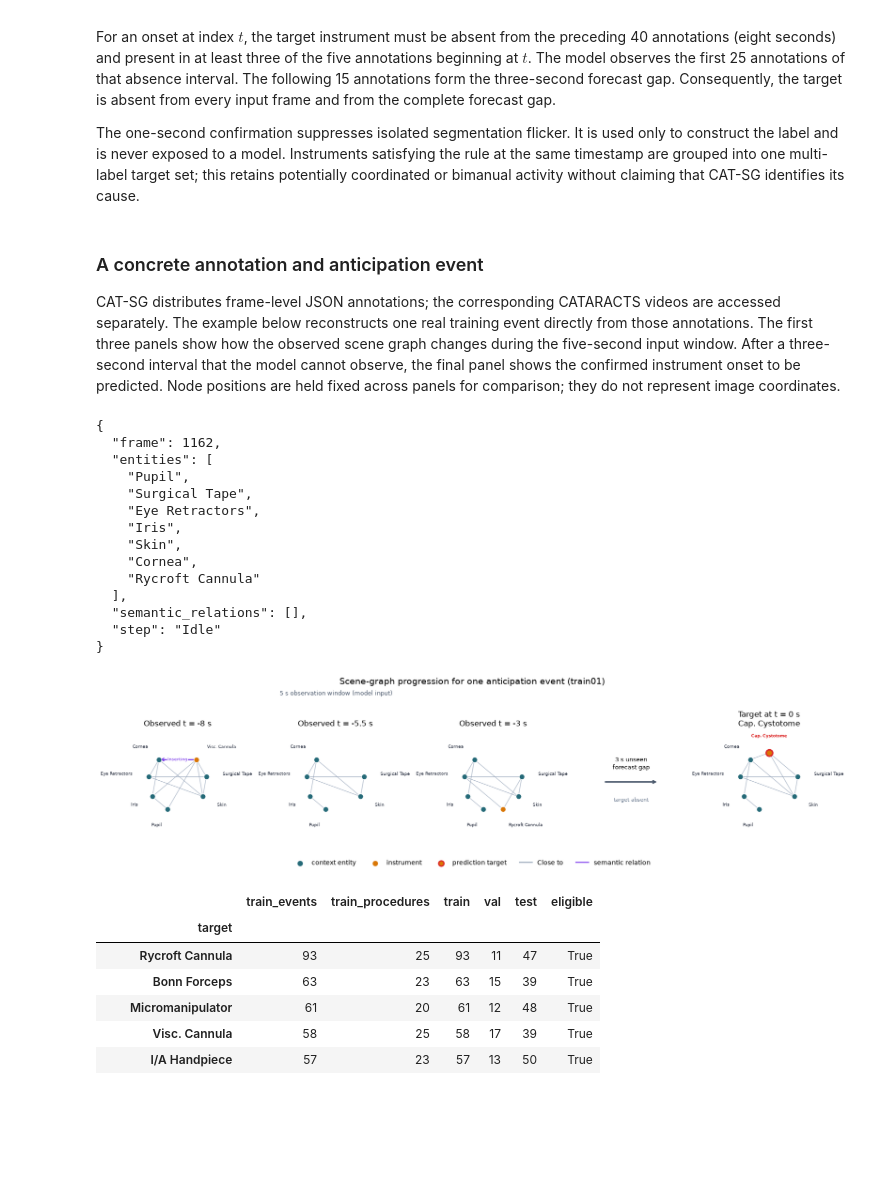
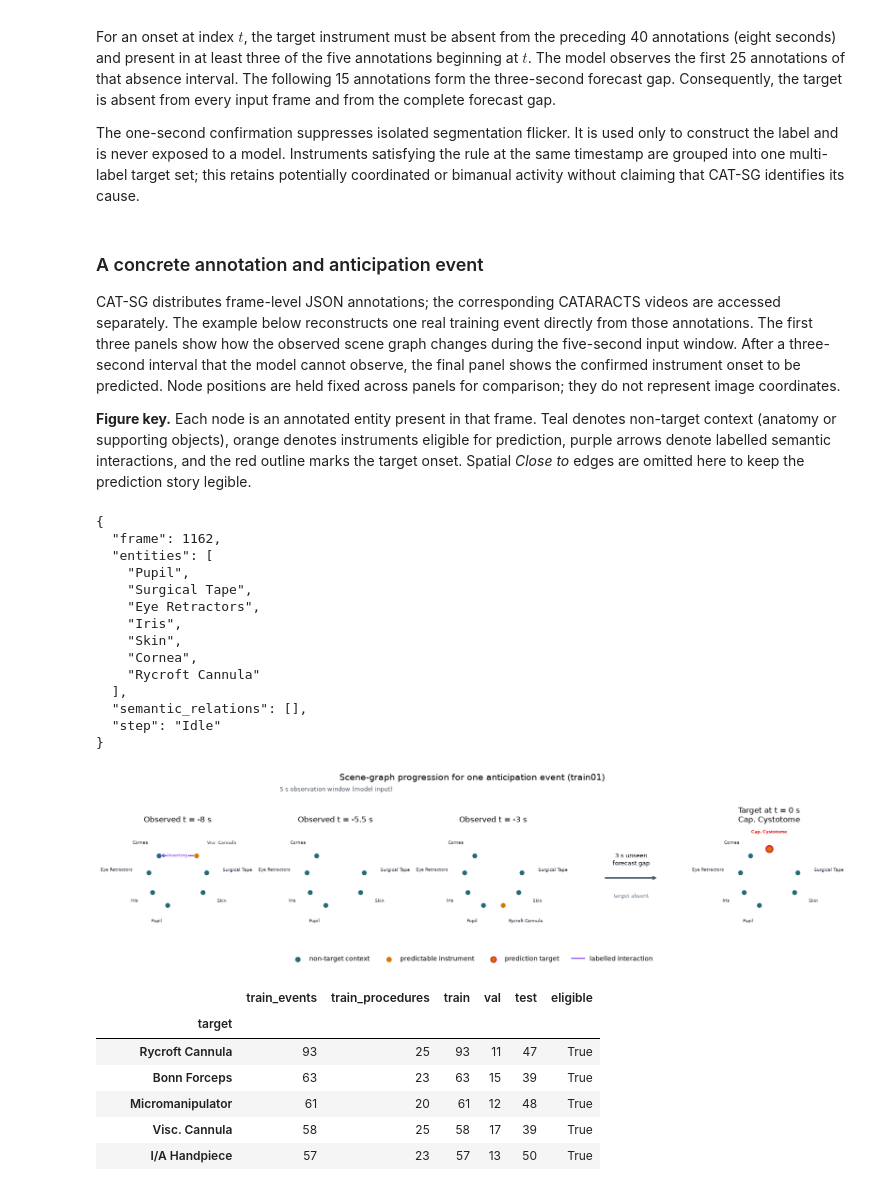
Before and after one commit to MaxiStahl1992/scene-graph-next-action-anticipation, a Jupyter notebook: notebooks/01_task_definition_and_dataset_audit.ipynb, the cells around one changed output. Saved outputs shown, nothing was run; the diff lists cells and outputs as text; code cells hidden in the pictures; blank space fills up the shorter version.

Commit message:
Simplify anticipation figure

```diff
--- a/notebooks/01_task_definition_and_dataset_audit.ipynb
+++ b/notebooks/01_task_definition_and_dataset_audit.ipynb
@@ -285,6 +285,8 @@ assert not model_events.duplicated(event_key).any()
 ### A concrete annotation and anticipation event
 
 CAT-SG distributes frame-level JSON annotations; the corresponding CATARACTS videos are accessed separately. The example below reconstructs one real training event directly from those annotations. The first three panels show how the observed scene graph changes during the five-second input window. After a three-second interval that the model cannot observe, the final panel shows the confirmed instrument onset to be predicted. Node positions are held fixed across panels for comparison; they do not represent image coordinates.
+
+**Figure key.** Each node is an annotated entity present in that frame. Teal denotes non-target context (anatomy or supporting objects), orange denotes instruments eligible for prediction, purple arrows denote labelled semantic interactions, and the red outline marks the target onset. Spatial *Close to* edges are omitted here to keep the prediction story legible.
 # %%
 procedure_cache = {}
 example_event = None
@@ -347,7 +349,6 @@ print(json.dumps(record_preview, indent=2))
 
 instrument_color = "#D97706"
 context_color = "#256A78"
-geometric_color = "#94A3B8"
 semantic_color = "#7C3AED"
 target_color = "#DC2626"
 all_example_frames = observation_frames + [target_frame]
@@ -365,13 +366,6 @@ label_positions = {
 def draw_scene_graph(axis, frame, title, highlighted_entities=()):
     visible_entities = set(frame["entities"])
     highlighted_entities = set(highlighted_entities)
-    for source, target in frame["geometric_relations"]:
-        if source in visible_entities and target in visible_entities:
-            axis.plot(
-                [graph_positions[source][0], graph_positions[target][0]],
-                [graph_positions[source][1], graph_positions[target][1]],
-                color=geometric_color, linewidth=1, alpha=0.7, zorder=1,
-            )
     for source, predicate, target in frame["semantic_relations"]:
         if source in visible_entities and target in visible_entities:
             axis.annotate(
@@ -433,39 +427,38 @@ for spine in gap_axis.spines.values():
 draw_scene_graph(
     axes[4], target_frame, "Target at t = 0 s\n" + " + ".join(example_event.targets), example_event.targets
 )
-axes[0].scatter([], [], s=55, color=context_color, label="context entity")
-axes[0].scatter([], [], s=55, color=instrument_color, label="instrument")
+axes[0].scatter([], [], s=55, color=context_color, label="non-target context")
+axes[0].scatter([], [], s=55, color=instrument_color, label="predictable instrument")
 axes[0].scatter(
     [], [], s=70, color=instrument_color, edgecolor=target_color, linewidth=2, label="prediction target"
 )
-axes[0].plot([], [], color=geometric_color, label="Close to")
-axes[0].plot([], [], color=semantic_color, label="semantic relation")
+axes[0].plot([], [], color=semantic_color, label="labelled interaction")
 handles, labels = axes[0].get_legend_handles_labels()
-fig.legend(handles, labels, loc="lower center", ncol=5, frameon=False)
+fig.legend(handles, labels, loc="lower center", ncol=4, frameon=False)
 fig.suptitle(
     f"Scene-graph progression for one anticipation event ({example_event.procedure})", fontsize=14
 )
 fig.text(0.32, 0.89, f"{OBSERVATION_SECONDS} s observation window (model input)", ha="center", fontsize=9, color="#475569")
 fig.tight_layout(rect=(0, 0.11, 1, 0.87))
 FIGURES_ROOT.mkdir(exist_ok=True)
 fig.savefig(FIGURES_ROOT / "01_annotation_to_task.png", dpi=180, bbox_inches="tight")
 plt.show()
 # %% [output]
 {
   "frame": 1162,
   "entities": [
     "Pupil",
     "Surgical Tape",
     "Eye Retractors",
     "Iris",
     "Skin",
     "Cornea",
     "Rycroft Cannula"
   ],
   "semantic_relations": [],
   "step": "Idle"
 }
-[figure, old version]
+[figure, new version]
 # %%
 event_counts = (
     all_events.groupby(["target", "split"]).size().unstack(fill_value=0).reindex(columns=SPLIT_ORDER, fill_value=0)
```
Also changed, not shown: 2 other files.
